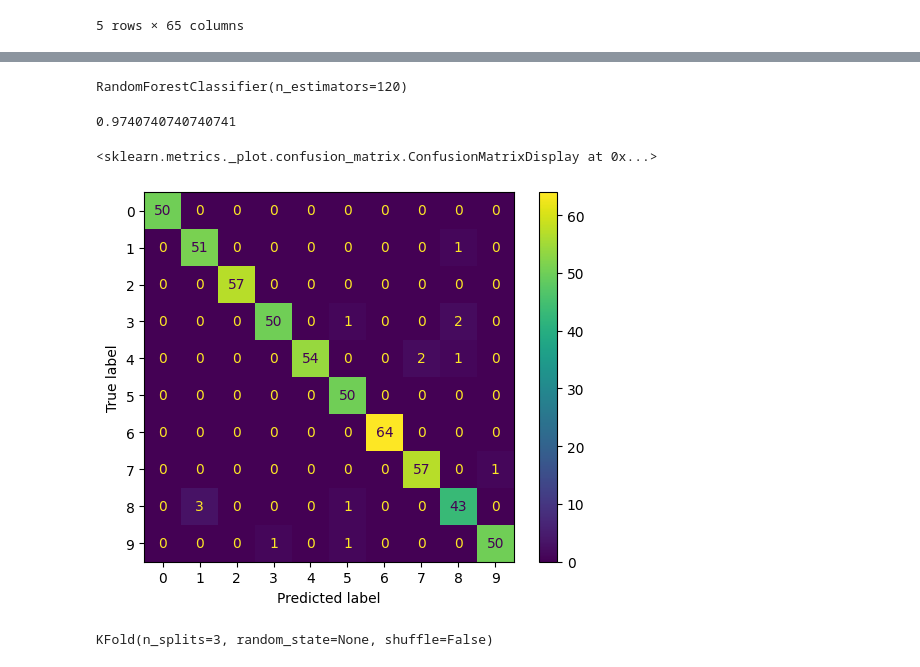
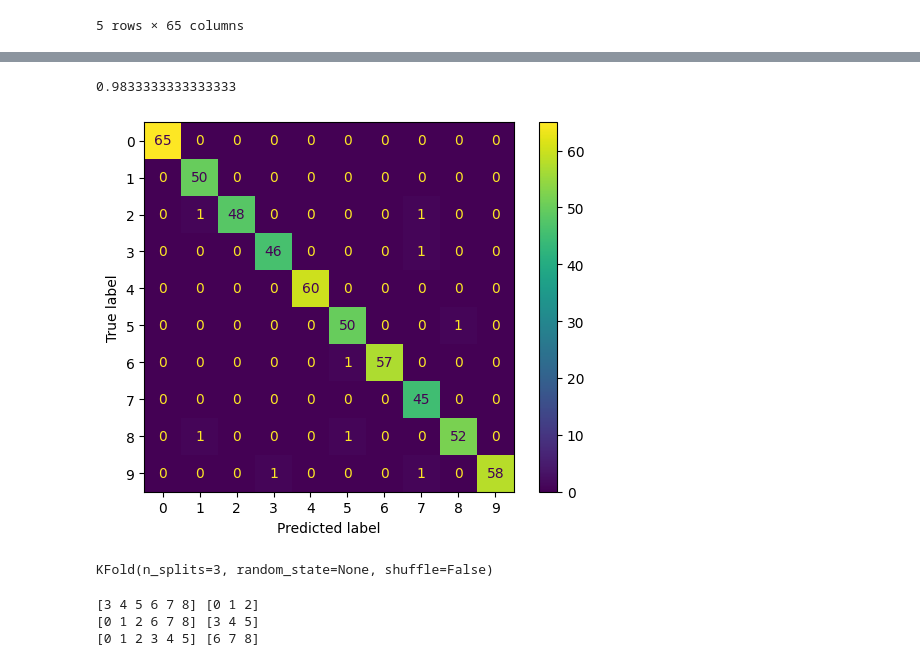
Before and after one commit to ahmedcurious/Data-Science-Work, a Jupyter notebook: Machine_Learning/13_K_Fold_Cross_Validation/file.ipynb, the cells around one changed output, grey strips where cells are left out. Cells and saved outputs as stored; diff of their text form; code cells hidden in the pictures.

```diff
--- a/Machine_Learning/13_K_Fold_Cross_Validation/file.ipynb
+++ b/Machine_Learning/13_K_Fold_Cross_Validation/file.ipynb
@@ -157,21 +147,17 @@ ConfusionMatrixDisplay(confusion_matrix=cm).plot()
 # %%
-model_rf = RandomForestClassifier(n_estimators=120)
-model_rf.fit(x_train,y_train)
+get_score(RandomForestClassifier(n_estimators=120),x_train,y_train,x_test,y_test)
 # %% [output]
-RandomForestClassifier(n_estimators=120)
+0.9833333333333333
+[figure, added]
-# %%
-y_predicted_rf = model_rf.predict(x_test)
-accuracy_score(y_true=y_test,y_pred=y_predicted_rf)
-# %% [output]
-0.9740740740740741
-# %%
-cm = confusion_matrix(y_true=y_test,y_pred=y_predicted_rf)
-ConfusionMatrixDisplay(confusion_matrix=cm).plot()
-# %% [output]
-<sklearn.metrics._plot.confusion_matrix.ConfusionMatrixDisplay at 0x...>
-[figure, removed]
 # %%
 kf = KFold(n_splits=3)
 kf
 # %% [output]
 KFold(n_splits=3, random_state=None, shuffle=False)
+# %%
+for train_index, test_index in kf.split(np.arange(9)):
+    print(train_index, test_index)
+# %% [output]
+[3 4 5 6 7 8] [0 1 2]
+[0 1 2 6 7 8] [3 4 5]
+[0 1 2 3 4 5] [6 7 8]
```
Also changed, not shown: parts of 19 cells of this notebook, 1 other file.
